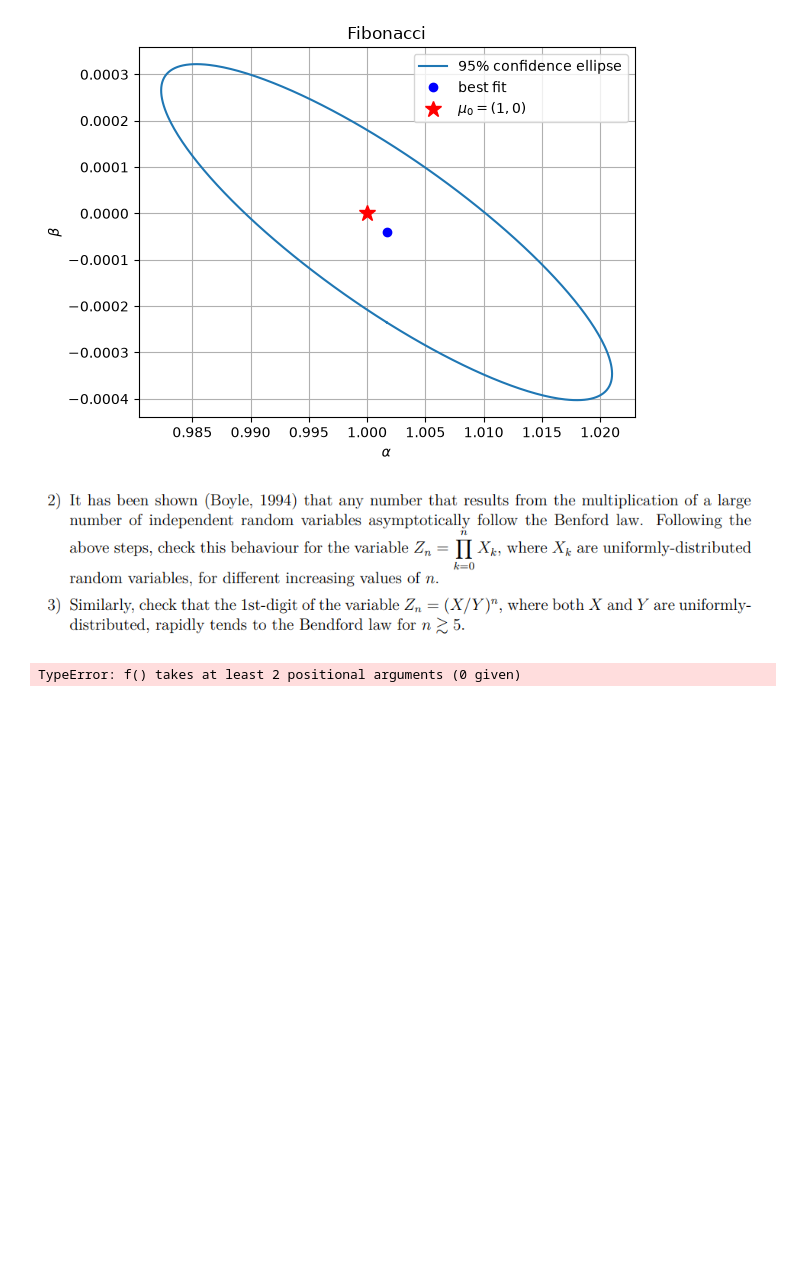
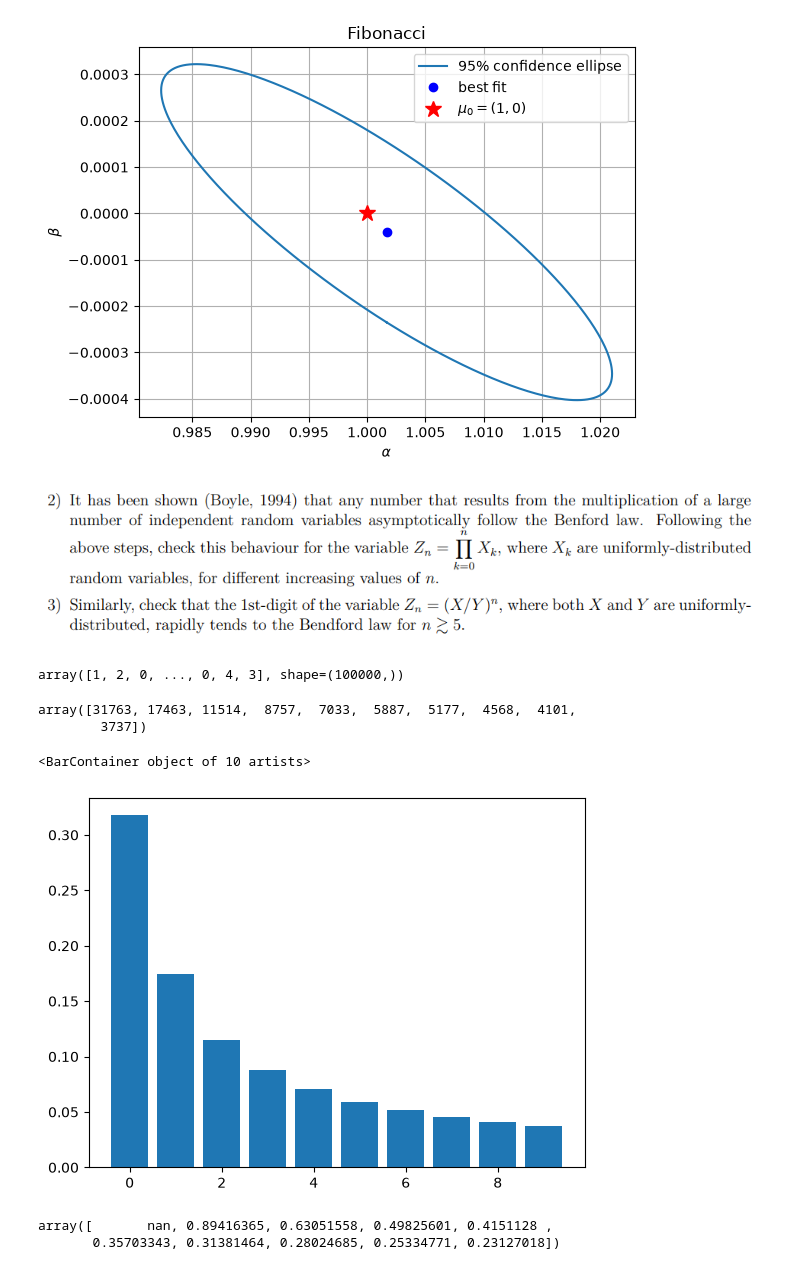
Before and after one commit to Alcatraz312/statistics-is-fun-maybe, a Jupyter notebook: main/problems/digit_density.ipynb, the cells around one changed output. Cells and saved outputs as stored; diff of their text form; code cells hidden in the pictures; blank space fills up the shorter version.

```diff
--- a/main/problems/digit_density.ipynb
+++ b/main/problems/digit_density.ipynb
@@ -536,5 +536,31 @@ fibo.plot_ellipse()
 rng = np.random.default_rng(0)
 M = 100000
 n = 10
+
+
+X_vec = rng.uniform(size=(M, n + 1))
+
+z = X_vec.prod(axis=1)
+
+z = np.array(z)
+
+first_digit = np.array([int(f"{v}"[0]) for v in z])
+
+first_digit
 # %% [output]
-TypeError: f() takes at least 2 positional arguments (0 given)
+array([1, 2, 0, ..., 0, 4, 3], shape=(100000,))
+# %%
+count_z = np.bincount(first_digit)
+# %%
+count_z
+# %% [output]
+array([31763, 17463, 11514,  8757,  7033,  5887,  5177,  4568,  4101,
+        3737])
+# %%
+f_z = count_z/M
+f_d = np.linspace(0, 9, 10)
+# %%
+plt.bar(f_d, f_z)
+# %% [output]
+<BarContainer object of 10 artists>
+[figure, added]
@@ -540,0 +675,6 @@ TypeError: f() takes at least 2 positional arguments (0 given)
+# %%
+vec_add_hoc = vec.add_hoc_model(*vec_parameter_values)
+vec_add_hoc
+# %% [output]
+array([       nan, 0.89416365, 0.63051558, 0.49825601, 0.4151128 ,
+       0.35703343, 0.31381464, 0.28024685, 0.25334771, 0.23127018])
```
Also changed, not shown: parts of 6 cells of this notebook.
